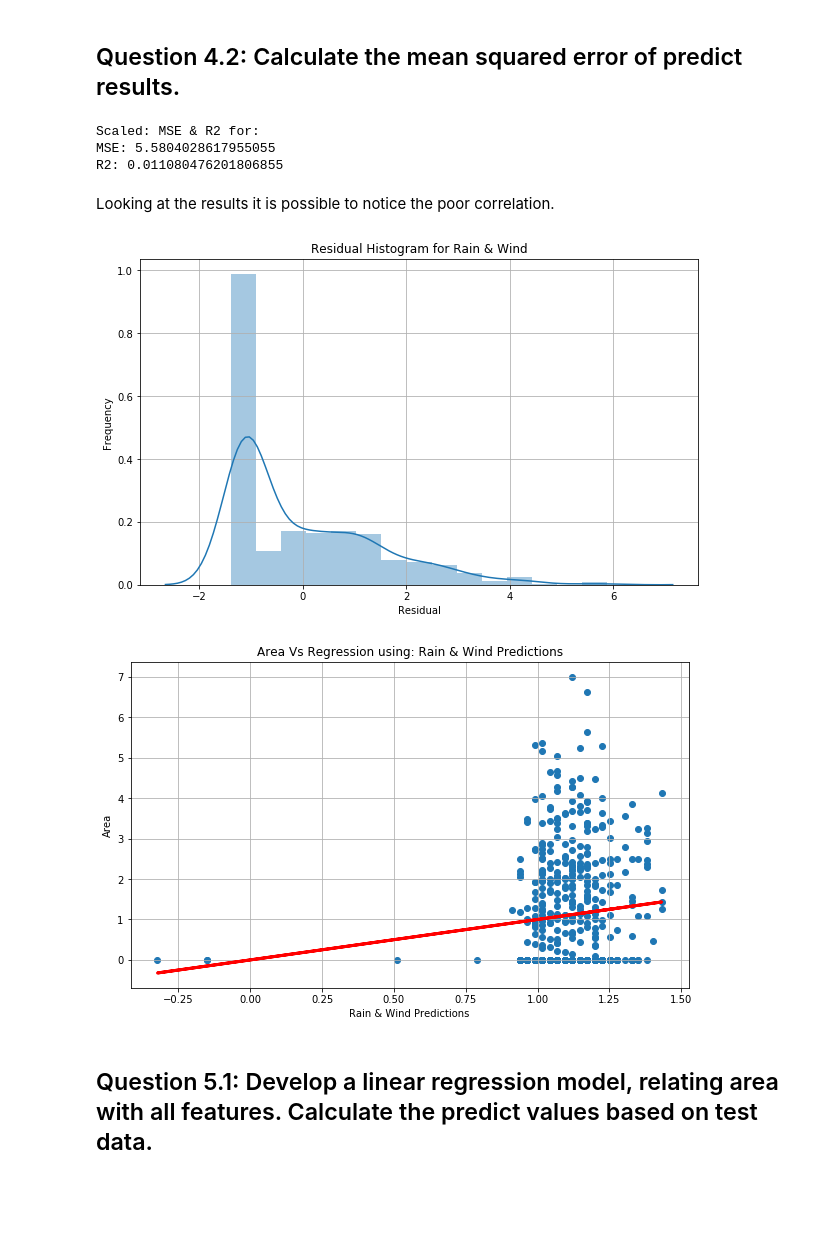
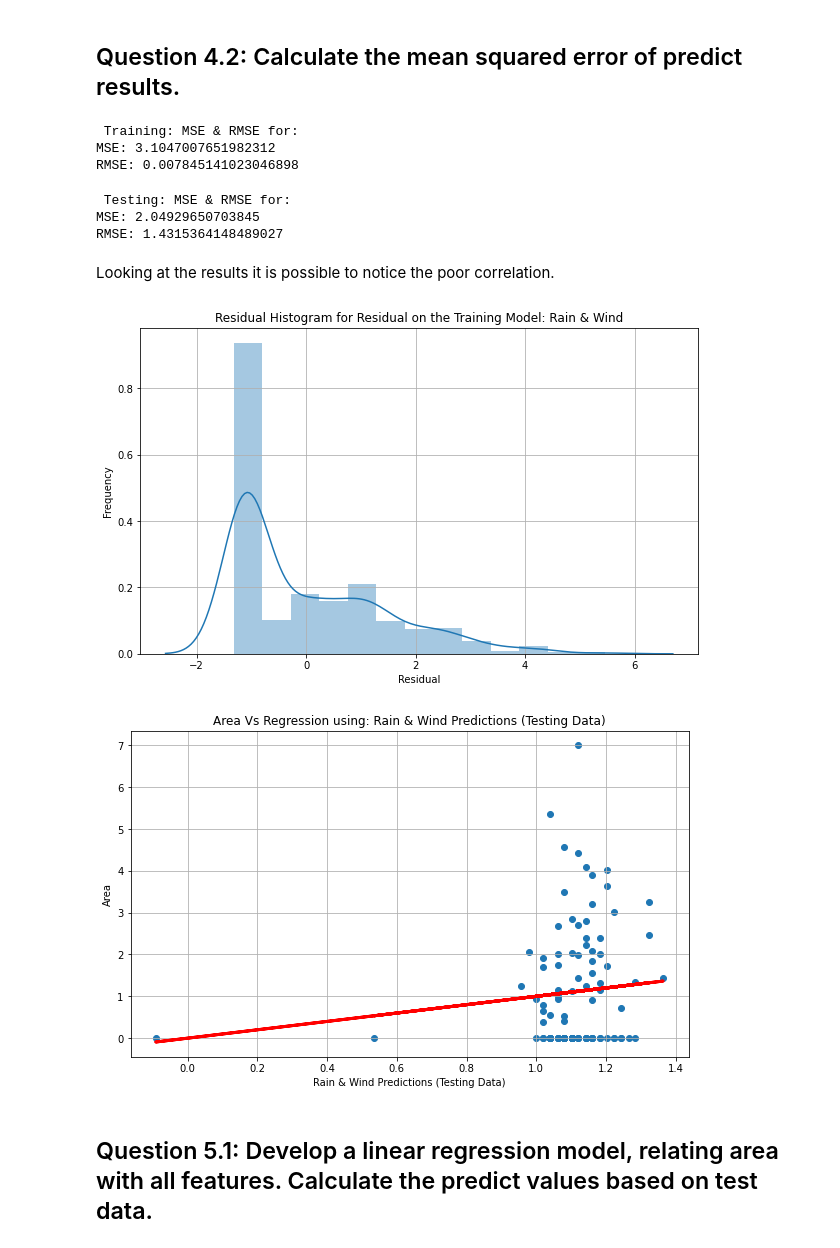
Before and after one commit to rodolfolermacontreras/ML_1_Assignment_2, a Jupyter notebook: MLEARN510-Lesson02-Rodolfo_Lerma.ipynb, the cells around one changed output. Cells and saved outputs as stored; diff of their text form; code cells hidden in the pictures; blank space fills up the shorter version.

```diff
--- a/MLEARN510-Lesson02-Rodolfo_Lerma.ipynb
+++ b/MLEARN510-Lesson02-Rodolfo_Lerma.ipynb
@@ -291,3 +291,6 @@ attributes = scaler.transform(attributes)
+# %%
+#Split the data into training set and testing set
+X_train, X_test, y_train, y_test = train_test_split(attributes, y_output, test_size=0.20, random_state=42)
 # %%
 #Getting the regression using sklearn
 from sklearn.linear_model import LinearRegression
@@ -312,8 +315,8 @@ Coefficients:
 #Getting the regression with statsmodels
 import statsmodels.api as sm
 
-Attributes = sm.add_constant(attributes) # adding a constant
-multi_model = sm.OLS(y_output, Attributes).fit()
+Attributes = sm.add_constant(X_train) # adding a constant
+multi_model = sm.OLS(y_train, Attributes).fit()
 
 # Get slope (m) and y-intercept (b)
 print('Intercept/Constant & Coefficients : {}'.format(multi_model.params))
@@ -327,15 +330,28 @@ Both options on the linear regression model.
 # %% [markdown]
 ## Question 4.2: Calculate the mean squared error of predict results.
 # %%
-print('\nScaled: MSE & R2 for:')
+print('\n Training: MSE & RMSE for:')
 print('MSE: {}'.format(multi_model.mse_model))
-print('R2: {}'.format(multi_model.rsquared))
-
-predictions = multi_model.predict(Attributes)
+print('RMSE: {}'.format(multi_model.rsquared))
 # %% [output]
-Scaled: MSE & R2 for:
-MSE: 5.5804028617955055
-R2: 0.011080476201806855
+ Training: MSE & RMSE for:
+MSE: 3.1047007651982312
+RMSE: 0.007845141023046898
+# %%
+from sklearn.metrics import mean_squared_error
+import math
+
+predictions = multi_model.predict(sm.add_constant(X_test))
+mse = mean_squared_error(y_test, predictions)
+rmse = math.sqrt(mse)
+
+print('\n Testing: MSE & RMSE for:')
+print('MSE: {}'.format(mse))
+print('RMSE: {}'.format(rmse))
+# %% [output]
+ Testing: MSE & RMSE for:
+MSE: 2.04929650703845
+RMSE: 1.4315364148489027
 # %% [markdown]
 Looking at the results it is possible to notice the poor correlation.
 # %%
@@ -347,22 +363,22 @@ def histograms(a,b):
     plt.ylabel('Frequency')
     plt.title('Residual Histogram for ' + b)
 
-histograms(multi_model, 'Rain & Wind')
+histograms(multi_model, 'Residual on the Training Model: Rain & Wind')
 # %% [output]
-[figure, old version]
+[figure, new version]
 # %%
 def scatters(a,b,c,d):
     plt.figure(figsize=(10, 6)).gca()
     plt.scatter(a, b)
     plt.plot(a, c, linewidth=3, color = 'red')
     plt.grid(True)
     plt.xlabel(d)
     plt.ylabel('Area')
     plt.title('Area Vs Regression using: ' + d)
 
-scatters(predictions, y_output, predictions, 'Rain & Wind Predictions')
+scatters(predictions, y_test, predictions, 'Rain & Wind Predictions (Testing Data)')
 # %% [output]
-[figure, old version]
+[figure, new version]
 # %% [markdown]
 ## Question 5.1: Develop a linear regression model, relating area with all features. Calculate the predict values based on test data.
 # %%
```
Also changed, not shown: parts of 28 cells of this notebook.
